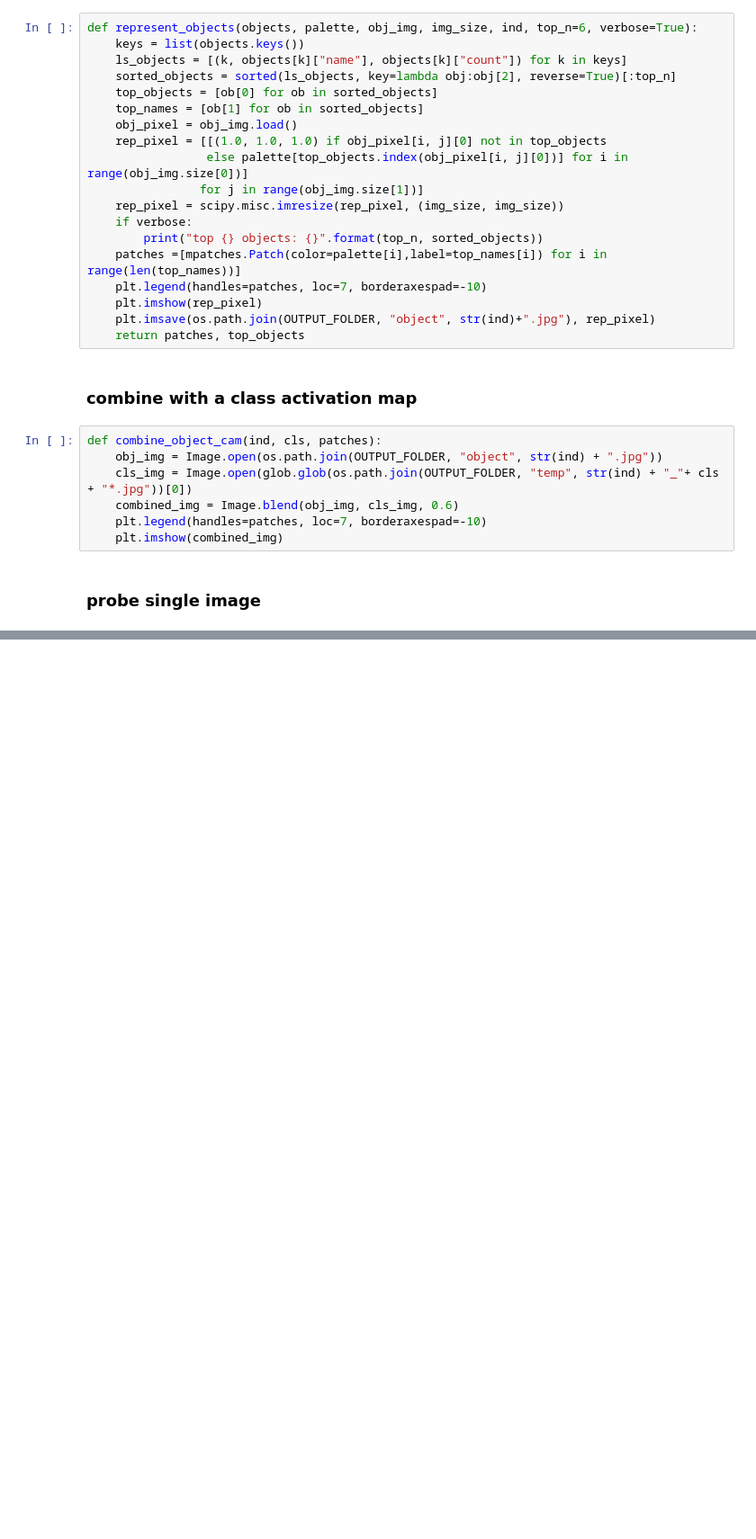
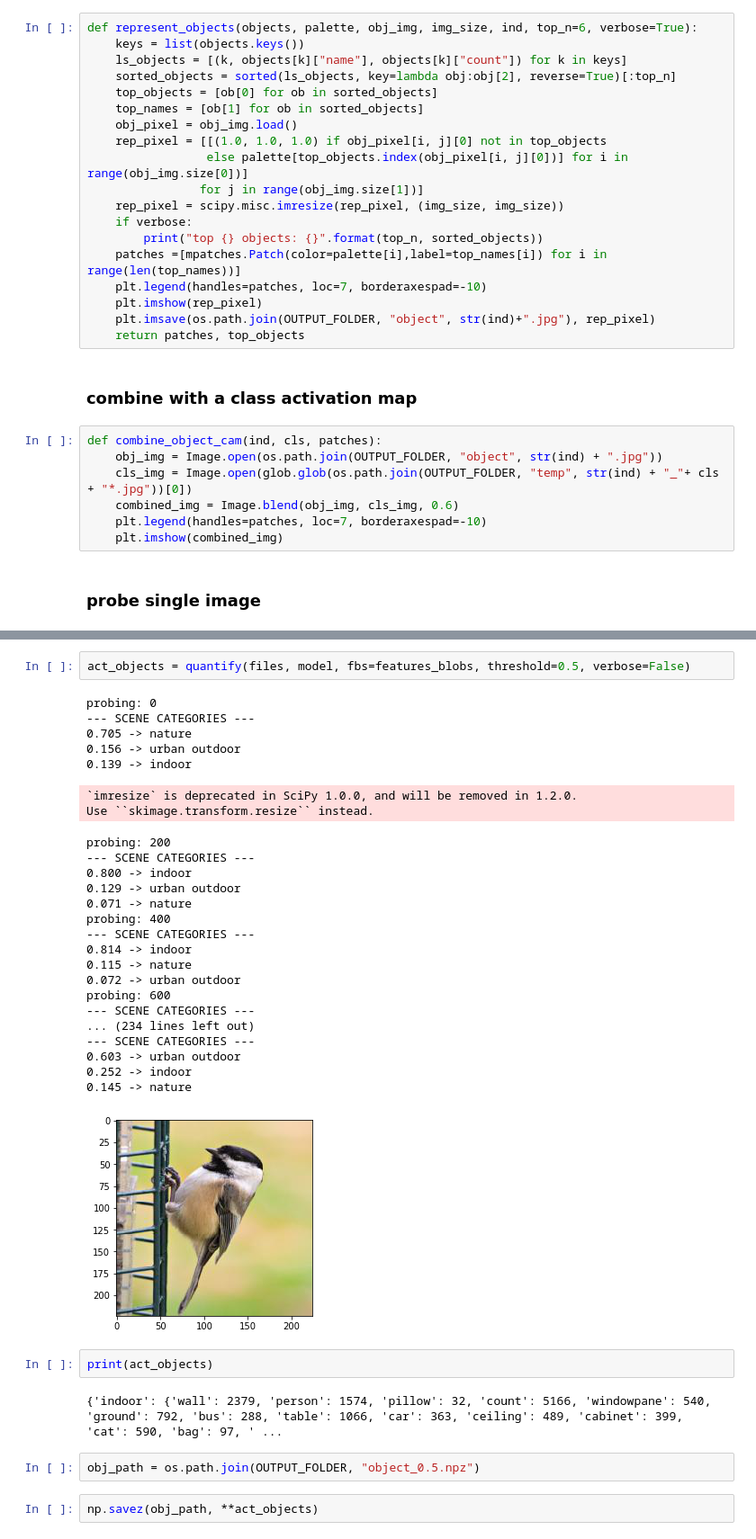
Before and after one commit to LC1905/ENL_NetDissect, a Jupyter notebook: net_dissect_part1.ipynb, the cells around one changed output, grey strips where cells are left out. Shown at 90% size. Drawn from its saved outputs; the diff is of its cells as text; blank space fills up the shorter version.

```diff
--- a/net_dissect_part1.ipynb
+++ b/net_dissect_part1.ipynb
@@ -304,0 +352,36 @@ combine_object_cam(image_id, "urban outdoor", patches)
+# %%
+act_objects = quantify(files, model, fbs=features_blobs, threshold=0.5, verbose=False)
+# %% [output]
+probing: 0
+--- SCENE CATEGORIES ---
+0.705 -> nature
+0.156 -> urban outdoor
+0.139 -> indoor
+`imresize` is deprecated in SciPy 1.0.0, and will be removed in 1.2.0.
+Use ``skimage.transform.resize`` instead.
+probing: 200
+--- SCENE CATEGORIES ---
+0.800 -> indoor
+0.129 -> urban outdoor
+0.071 -> nature
+probing: 400
+--- SCENE CATEGORIES ---
+0.814 -> indoor
+0.115 -> nature
+0.072 -> urban outdoor
+probing: 600
+--- SCENE CATEGORIES ---
+... (234 lines left out)
+--- SCENE CATEGORIES ---
+0.603 -> urban outdoor
+0.252 -> indoor
+0.145 -> nature
+[figure, added]
+# %%
+print(act_objects)
+# %% [output]
+{'indoor': {'wall': 2379, 'person': 1574, 'pillow': 32, 'count': 5166, 'windowpane': 540, 'ground': 792, 'bus': 288, 'table': 1066, 'car': 363, 'ceiling': 489, 'cabinet': 399, 'cat': 590, 'bag': 97, ' ...
+# %%
+obj_path = os.path.join(OUTPUT_FOLDER, "object_0.5.npz")
+# %%
+np.savez(obj_path, **act_objects)
```
Also changed, not shown: parts of 14 cells of this notebook.
